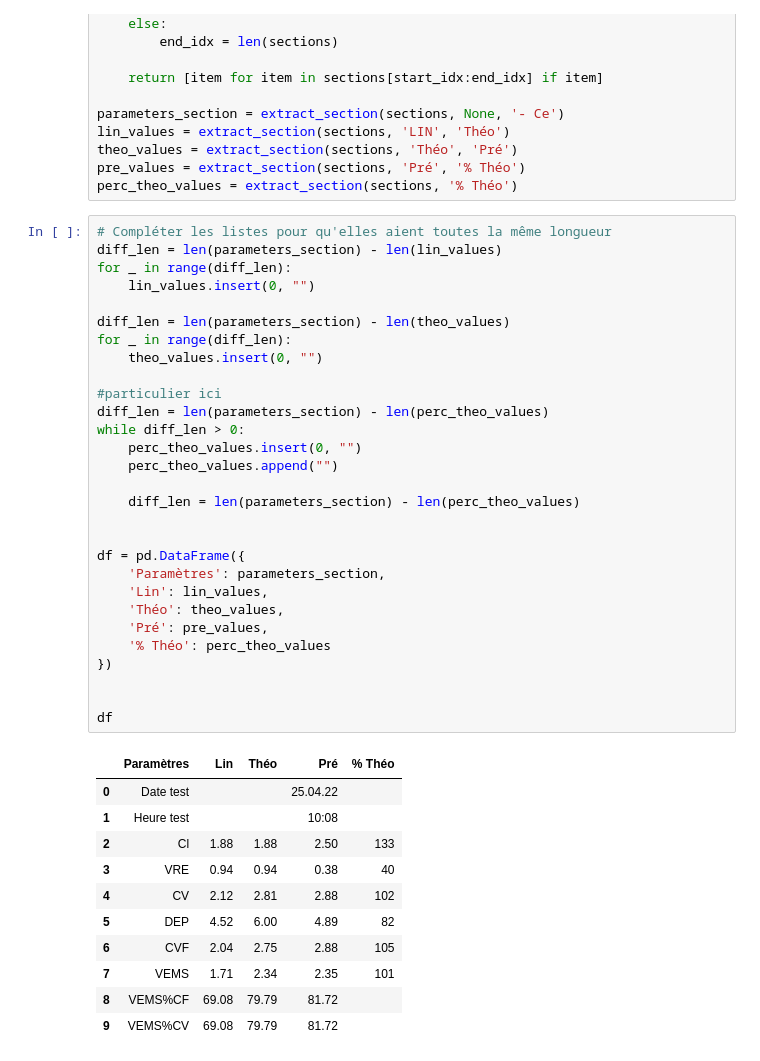
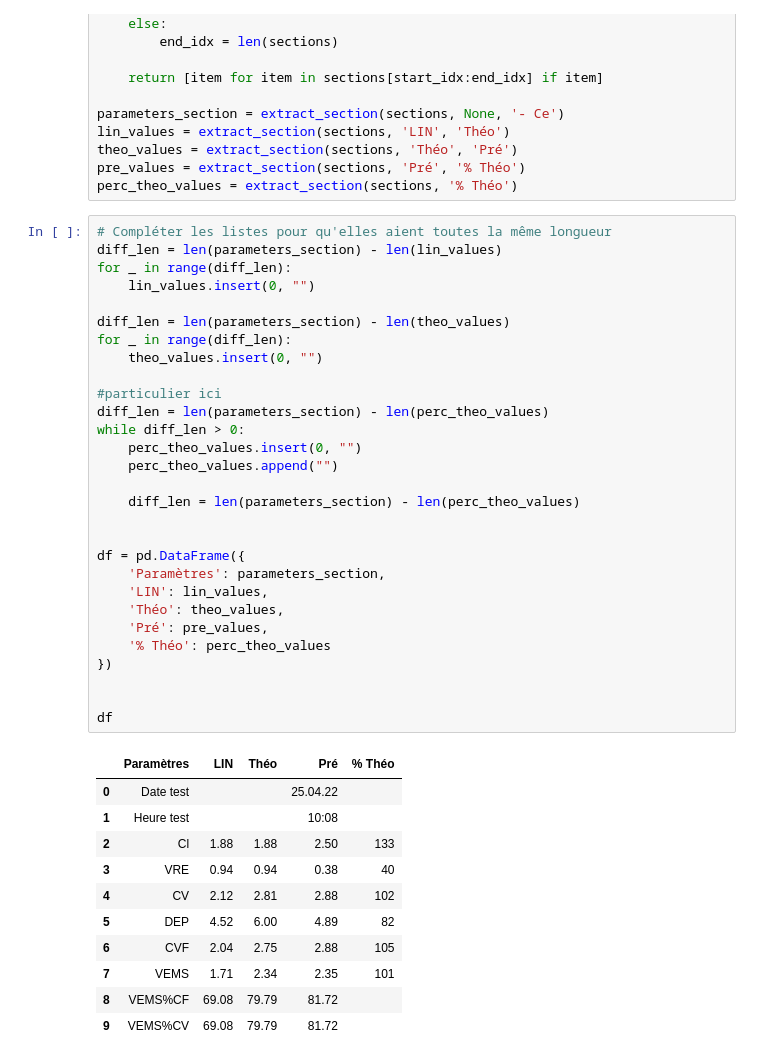
Before and after one commit to drci-foch/OCR_EFR, a Jupyter notebook: POC_easily.ipynb, the cells around one changed output. Saved outputs shown, nothing was run; the diff lists cells and outputs as text.

```diff
--- a/POC_easily.ipynb
+++ b/POC_easily.ipynb
@@ -65,34 +65,34 @@ perc_theo_values = extract_section(sections, '% Théo')
 # %%
 # Compléter les listes pour qu'elles aient toutes la même longueur
 diff_len = len(parameters_section) - len(lin_values)
 for _ in range(diff_len):
     lin_values.insert(0, "")
 
 diff_len = len(parameters_section) - len(theo_values)
 for _ in range(diff_len):
     theo_values.insert(0, "")
 
 #particulier ici
 diff_len = len(parameters_section) - len(perc_theo_values)
 while diff_len > 0:
     perc_theo_values.insert(0, "")
     perc_theo_values.append("")
 
     diff_len = len(parameters_section) - len(perc_theo_values)
 
 
 df = pd.DataFrame({
     'Paramètres': parameters_section,
-    'Lin': lin_values,
+    'LIN': lin_values,
     'Théo': theo_values,
     'Pré': pre_values,
     '% Théo': perc_theo_values
 })
 
 
 df
 # %% [output]
-|  | Paramètres | Lin | Théo | Pré | % Théo |
+|  | Paramètres | LIN | Théo | Pré | % Théo |
 | 0 | Date test |  |  | 25.04.22 |  |
 | 1 | Heure test |  |  | 10:08 |  |
 | 2 | Cl | 1.88 | 1.88 | 2.50 | 133 |
```
